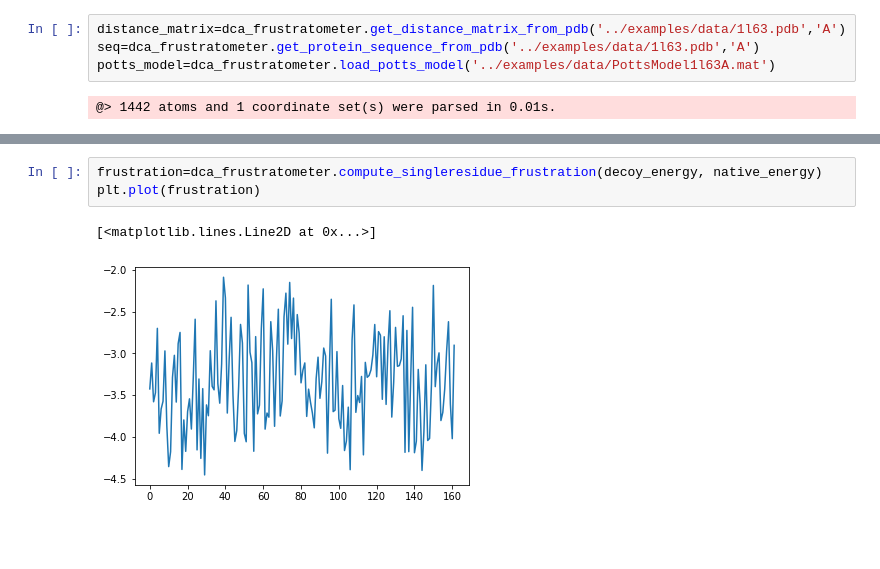
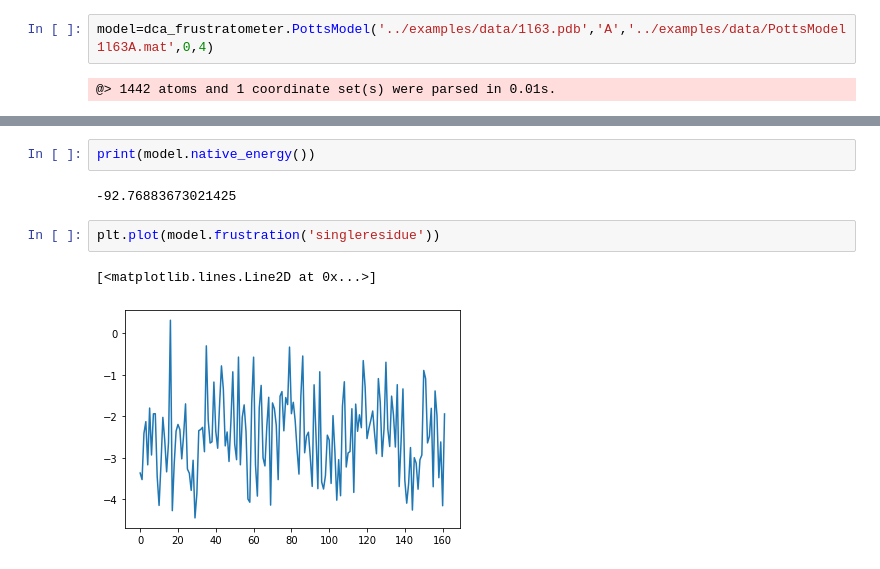
Before and after one commit to HanaJaafari/Frustratometer, a Jupyter notebook: jupyter/DCA_frustration_example.ipynb, the cells around one changed output, grey strips where cells are left out. Drawn from its saved outputs; the diff is of its cells as text; blank space fills up the shorter version.

Commit message:
Updates frustratometer example

```diff
--- a/jupyter/DCA_frustration_example.ipynb
+++ b/jupyter/DCA_frustration_example.ipynb
@@ -3,8 +3,6 @@ import dca_frustratometer
 import seaborn as sns
 import matplotlib.pyplot as plt
 # %%
-distance_matrix=dca_frustratometer.get_distance_matrix_from_pdb('../examples/data/1l63.pdb','A')
-seq=dca_frustratometer.get_protein_sequence_from_pdb('../examples/data/1l63.pdb','A')
-potts_model=dca_frustratometer.load_potts_model('../examples/data/PottsModel1l63A.mat')
+model=dca_frustratometer.PottsModel('../examples/data/1l63.pdb','A','../examples/data/PottsModel1l63A.mat',0,4)
 # %% [output]
 @> 1442 atoms and 1 coordinate set(s) were parsed in 0.01s.
@@ -22,6 +9,9 @@ sns.clustermap(decoy_energy)
-# %%
-frustration=dca_frustratometer.compute_singleresidue_frustration(decoy_energy, native_energy)
-plt.plot(frustration)
-# %% [output]
-[<matplotlib.lines.Line2D at 0x...>]
-[figure, removed]
+# %%
+print(model.native_energy())
+# %% [output]
+-92.76883673021425
+# %%
+plt.plot(model.frustration('singleresidue'))
+# %% [output]
+[<matplotlib.lines.Line2D at 0x...>]
+[figure, added]
```
Also changed, not shown: parts of 5 cells of this notebook.
